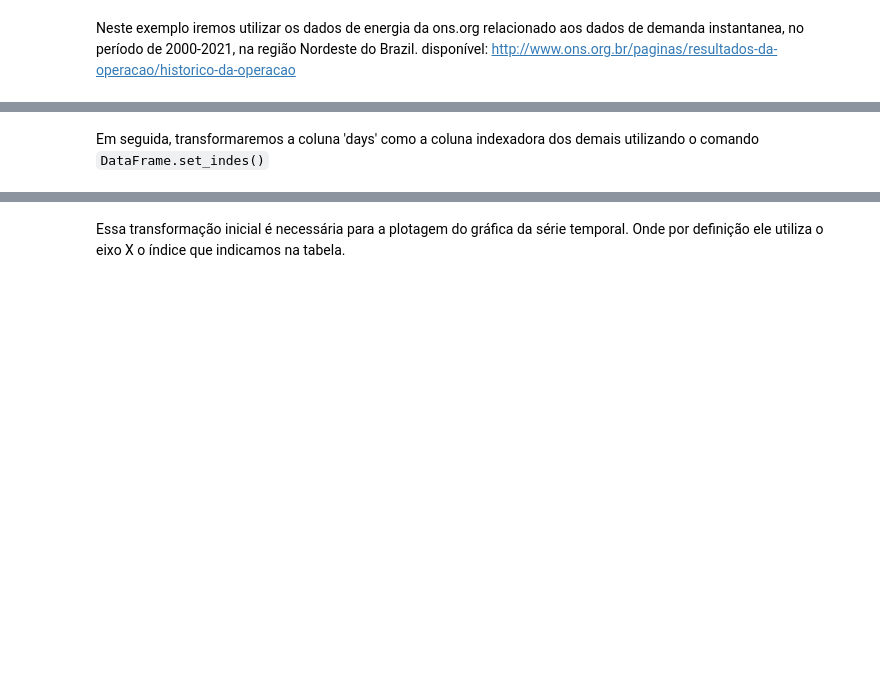
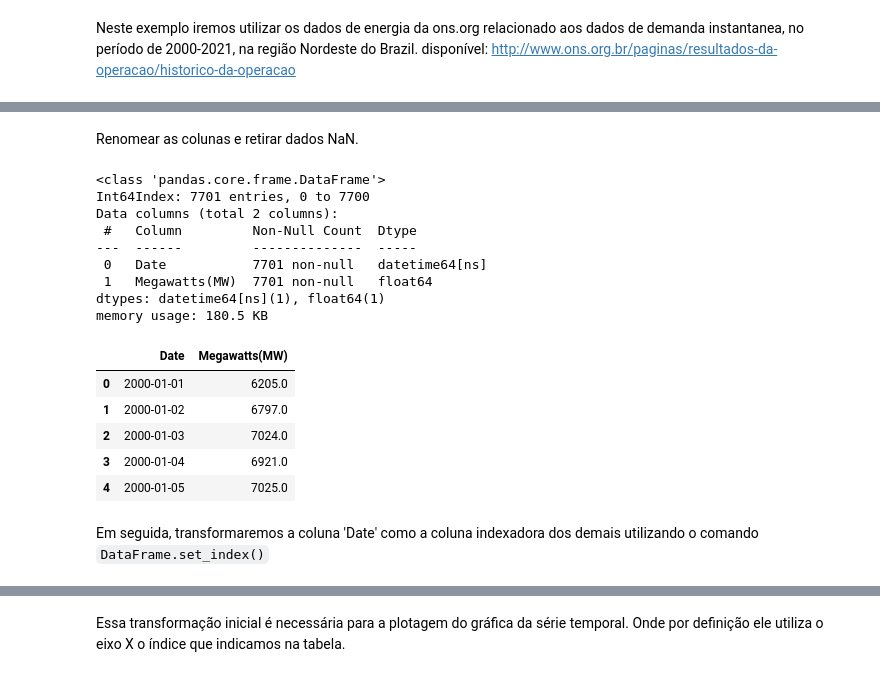
Before and after one commit to ailsonramon/timeseries, a Jupyter notebook: TS_daily_analysis_energy_2000_2021_Brazillian_Northeast_Region.ipynb, the cells around one changed output, grey strips where cells are left out. Cells and saved outputs as stored; diff of their text form; code cells hidden in the pictures; blank space fills up the shorter version.

````diff
--- a/TS_daily_analysis_energy_2000_2021_Brazillian_Northeast_Region.ipynb
+++ b/TS_daily_analysis_energy_2000_2021_Brazillian_Northeast_Region.ipynb
@@ -56,3 +75,28 @@ memory usage: 120.5 KB
+# %% [markdown]
+Renomear as colunas e retirar dados NaN.
+# %%
+#Rename the columns
+df.rename(columns = {'Data Escala de Tempo 1 DM Simp 4':'Date','Selecione Tipo de DM Simp 4':'Megawatts(MW)'}, inplace = True)
+#Remove NaN date
+df = df.dropna()
+df.info()
+df.head()
+# %% [output]
+<class 'pandas.core.frame.DataFrame'>
+Int64Index: 7701 entries, 0 to 7700
+Data columns (total 2 columns):
+ #   Column         Non-Null Count  Dtype
+---  ------         --------------  -----
+ 0   Date           7701 non-null   datetime64[ns]
+ 1   Megawatts(MW)  7701 non-null   float64
+dtypes: datetime64[ns](1), float64(1)
+memory usage: 180.5 KB
+|  | Date | Megawatts(MW) |
+| 0 | 2000-01-01 | 6205.0 |
+| 1 | 2000-01-02 | 6797.0 |
+| 2 | 2000-01-03 | 7024.0 |
+| 3 | 2000-01-04 | 6921.0 |
+| 4 | 2000-01-05 | 7025.0 |
 # %% [markdown]
-Em seguida, transformaremos a coluna 'days' como a coluna indexadora dos demais utilizando o comando ```DataFrame.set_indes()```
+Em seguida, transformaremos a coluna 'Date' como a coluna indexadora dos demais utilizando o comando ```DataFrame.set_index()```
 # %%
````
Also changed, not shown: parts of 80 cells of this notebook.
